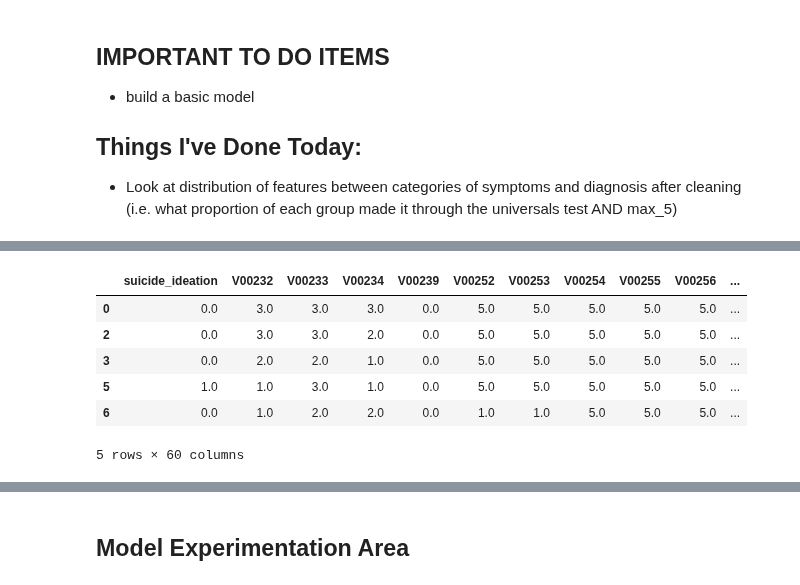
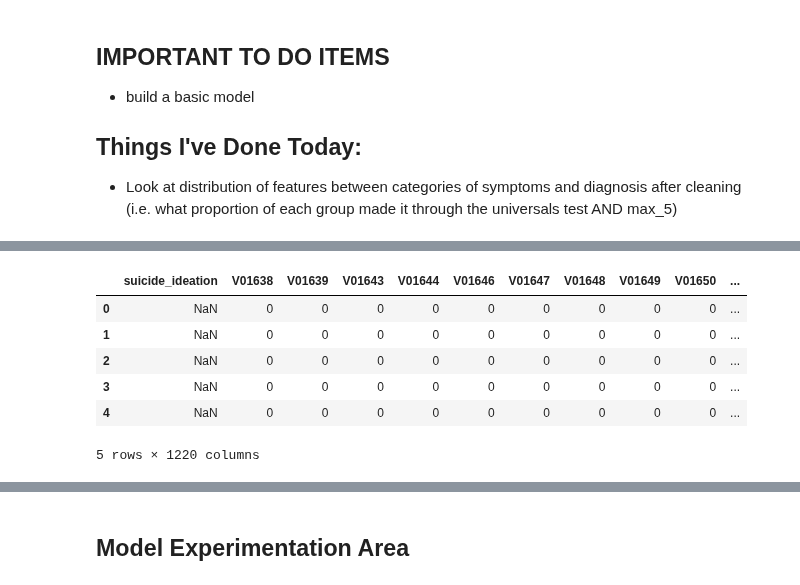
Before and after one commit to katieslayden/predicting_suicide_ideation, a Jupyter notebook: src/initial_exploration_of_data.ipynb, the cells around one changed output, grey strips where cells are left out. Drawn from its saved outputs; the diff is of its cells as text; code cells hidden in the pictures.

```diff
--- a/src/initial_exploration_of_data.ipynb
+++ b/src/initial_exploration_of_data.ipynb
@@ -129,2 +119,2 @@ mask = {'5': 0, '1': 1, '-9': 0, '-8': 0, ' ': None}
 # %%
-ideation_df['suicide_ideation'] = ideation_df['suicide_ideation'].map(mask)
+suic_df['suicide_ideation'] = suic_df['suicide_ideation'].map(mask)
@@ -133,10 +121,9 @@ screening_dict = full_dict['Screening']['Screening']
 # %%
-# get a list of all the good features from screening section
-good_screen_features = []
-for feature in screening_dict.keys():
-    if feature in good_features:
-        good_screen_features.append(feature)
+# add the good screening features to the dataframe
+for feature in features:
+    if feature not in ideation_df
+    ideation_df[feature] = universal_df[feature]
 # %%
-# add the good screening features to the dataframe
-for feature in good_screen_features:
-    ideation_df[feature] = universal_df[feature]
+# change ints to string through dataframe
+for feature in features:
+    suic_df[feature] = df[feature].map(mask)
@@ -149,13 +130,15 @@ df = ideation_df.dropna()
+# %%
+suic_df.suicide_ideation = suic_df.suicide_ideation.dropna()
 # %%
-df.head()
+suic_df.head()
 # %% [output]
-|  | suicide_ideation | V00232 | V00233 | V00234 | V00239 | V00252 | V00253 | V00254 | V00255 | V00256 | ... |
-| 0 | 0.0 | 3.0 | 3.0 | 3.0 | 0.0 | 5.0 | 5.0 | 5.0 | 5.0 | 5.0 | ... |
-| 2 | 0.0 | 3.0 | 3.0 | 2.0 | 0.0 | 5.0 | 5.0 | 5.0 | 5.0 | 5.0 | ... |
-| 3 | 0.0 | 2.0 | 2.0 | 1.0 | 0.0 | 5.0 | 5.0 | 5.0 | 5.0 | 5.0 | ... |
-| 5 | 1.0 | 1.0 | 3.0 | 1.0 | 0.0 | 5.0 | 5.0 | 5.0 | 5.0 | 5.0 | ... |
-| 6 | 0.0 | 1.0 | 2.0 | 2.0 | 0.0 | 1.0 | 1.0 | 5.0 | 5.0 | 5.0 | ... |
+|  | suicide_ideation | V01638 | V01639 | V01643 | V01644 | V01646 | V01647 | V01648 | V01649 | V01650 | ... |
+| 0 | NaN | 0 | 0 | 0 | 0 | 0 | 0 | 0 | 0 | 0 | ... |
+| 1 | NaN | 0 | 0 | 0 | 0 | 0 | 0 | 0 | 0 | 0 | ... |
+| 2 | NaN | 0 | 0 | 0 | 0 | 0 | 0 | 0 | 0 | 0 | ... |
+| 3 | NaN | 0 | 0 | 0 | 0 | 0 | 0 | 0 | 0 | 0 | ... |
+| 4 | NaN | 0 | 0 | 0 | 0 | 0 | 0 | 0 | 0 | 0 | ... |
-5 rows × 60 columns
+5 rows × 1220 columns
 # %%
 str_to_int = {}
 for number in range(150):
```
Also changed, not shown: parts of 63 cells of this notebook, 10 other files.
